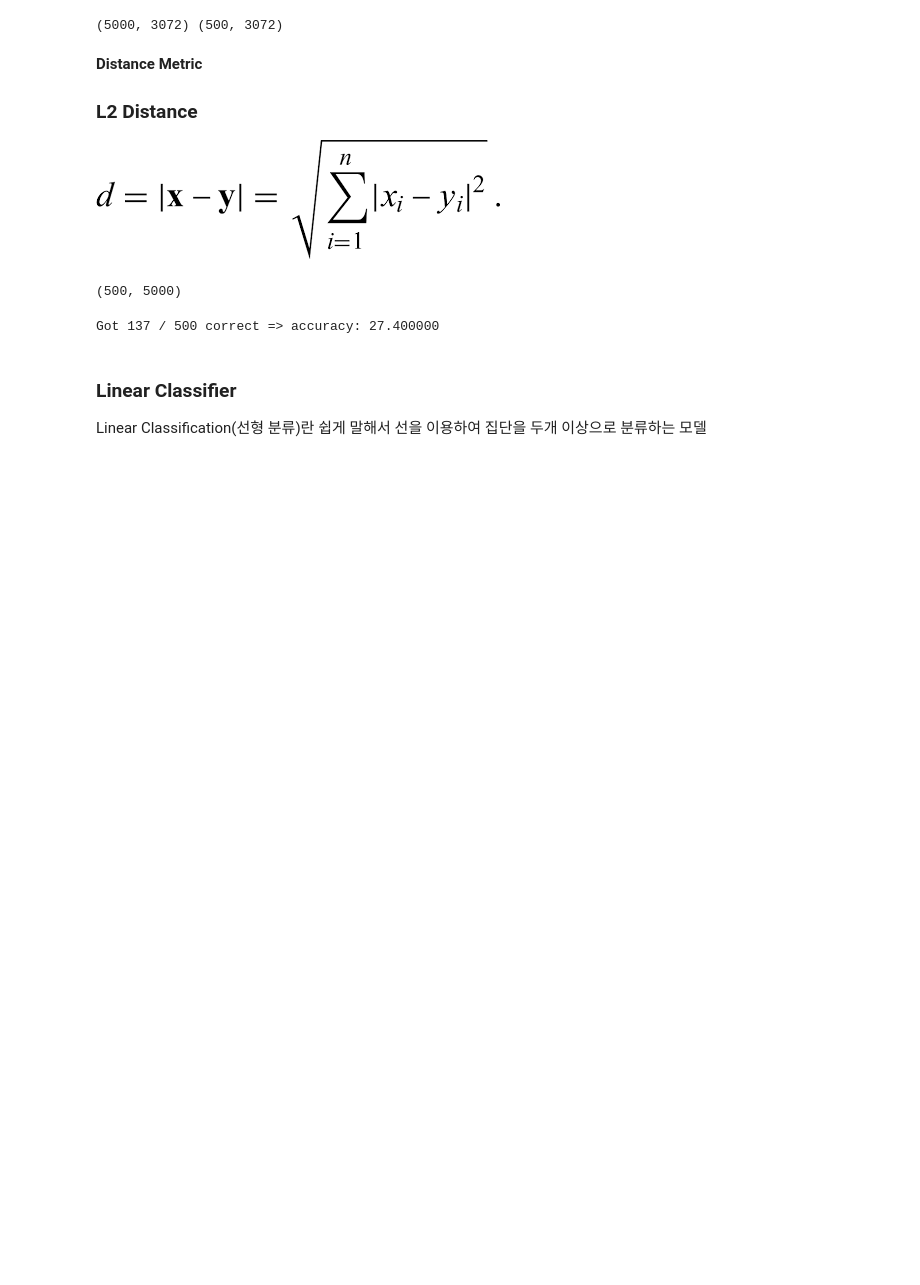
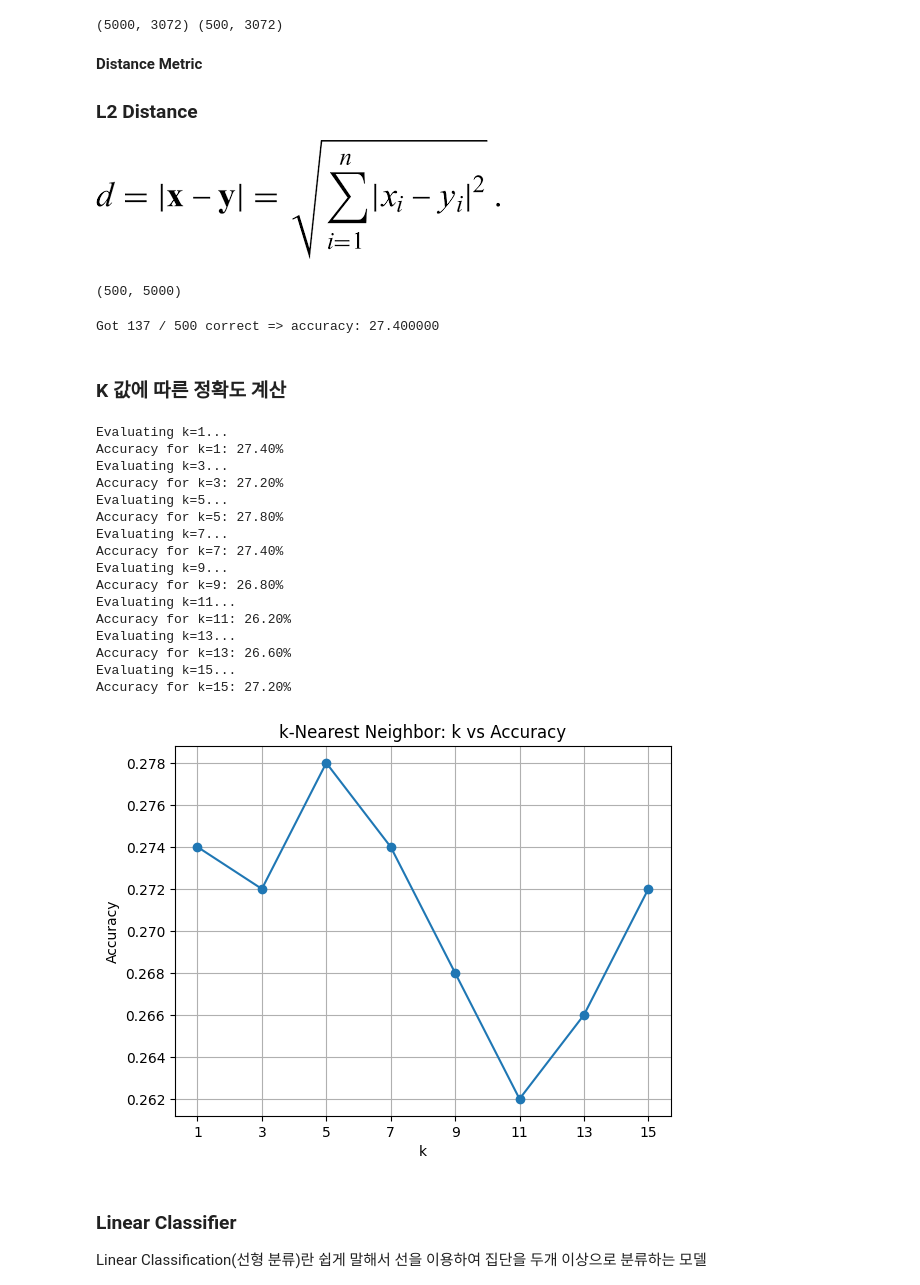
Before and after one commit to tnwls6865/cau_deep_learning, a Jupyter notebook: Linear_Classifier.ipynb, the cells around one changed output. Cells and saved outputs as stored; diff of their text form; code cells hidden in the pictures; blank space fills up the shorter version.

```diff
--- a/Linear_Classifier.ipynb
+++ b/Linear_Classifier.ipynb
@@ -235,6 +236,61 @@ accuracy = float(num_correct) / num_test
 print('Got %d / %d correct => accuracy: %f' % (num_correct, num_test, accuracy*100))
 # %% [output]
 Got 137 / 500 correct => accuracy: 27.400000
+# %% [markdown]
+### K 값에 따른 정확도 계산
+# %%
+import numpy as np
+import matplotlib.pyplot as plt
+
+# k 값에 따른 정확도 비교 함수
+def evaluate_knn_for_k_range(k_values, classifier, X_train, y_train, X_test, y_test):
+    accuracies = []
+
+    # k 값에 따라 정확도 계산
+    for k in k_values:
+        print(f'Evaluating k={k}...')
+        classifier.train(X_train, y_train)  # 학습 데이터로 훈련
+        dists = classifier.compute_distances_two_loops(X_test)  # 거리 계산
+        y_test_pred = classifier.predict_labels(dists, k=k)  # 라벨 예측
+        num_correct = np.sum(y_test_pred == y_test.flatten())  # 정확도 계산
+        accuracy = float(num_correct) / X_test.shape[0]
+        accuracies.append(accuracy)  # 정확도 저장
+        print(f'Accuracy for k={k}: {accuracy * 100:.2f}%')
+
+    return accuracies
+# %%
+# k 값 리스트 설정
+k_values = [1, 3, 5, 7, 9, 11, 13, 15]
+
+# k에 따른 정확도 계산
+accuracies = evaluate_knn_for_k_range(k_values, classifier, X_train_sub, y_train_sub, X_test_sub, y_test_sub)
+
+# 정확도 시각화
+plt.plot(k_values, accuracies, marker='o')
+plt.title('k-Nearest Neighbor: k vs Accuracy')
+plt.xlabel('k')
+plt.ylabel('Accuracy')
+plt.xticks(k_values)
+plt.grid(True)
+plt.show()
+# %% [output]
+Evaluating k=1...
+Accuracy for k=1: 27.40%
+Evaluating k=3...
+Accuracy for k=3: 27.20%
+Evaluating k=5...
+Accuracy for k=5: 27.80%
+Evaluating k=7...
+Accuracy for k=7: 27.40%
+Evaluating k=9...
+Accuracy for k=9: 26.80%
+Evaluating k=11...
+Accuracy for k=11: 26.20%
+Evaluating k=13...
+Accuracy for k=13: 26.60%
+Evaluating k=15...
+Accuracy for k=15: 27.20%
+[figure, added]
 # %% [markdown]
 ### Linear Classifier
 Linear Classification(선형 분류)란 쉽게 말해서 선을 이용하여 집단을 두개 이상으로 분류하는 모델
```
Also changed, not shown: parts of 39 cells of this notebook.
